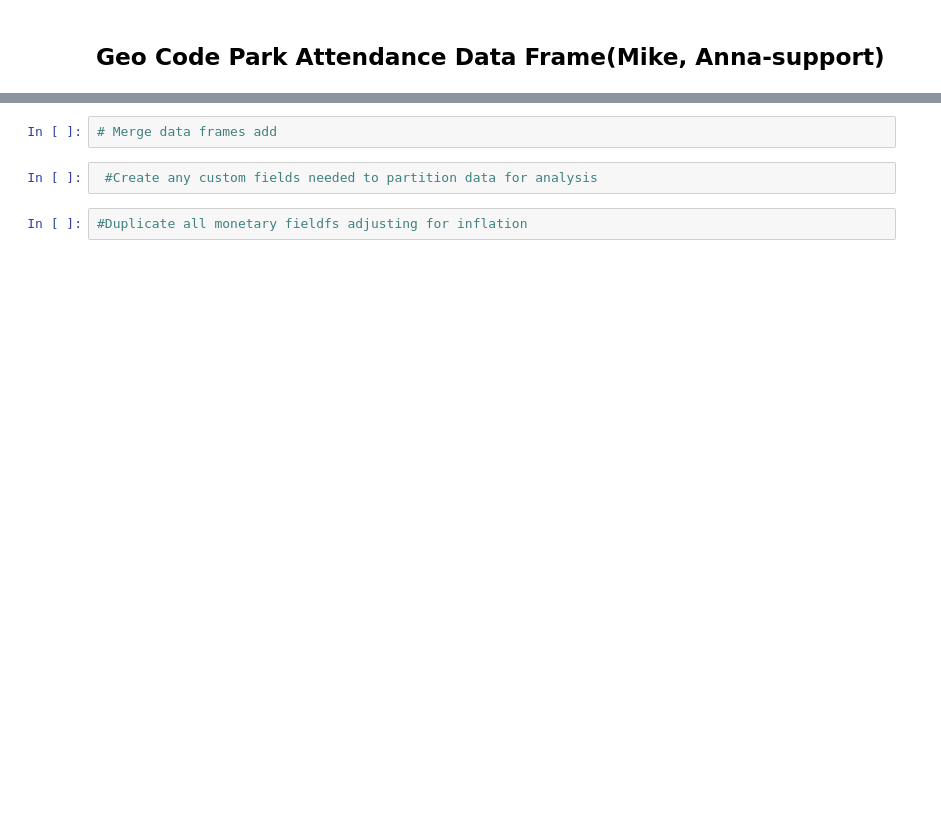
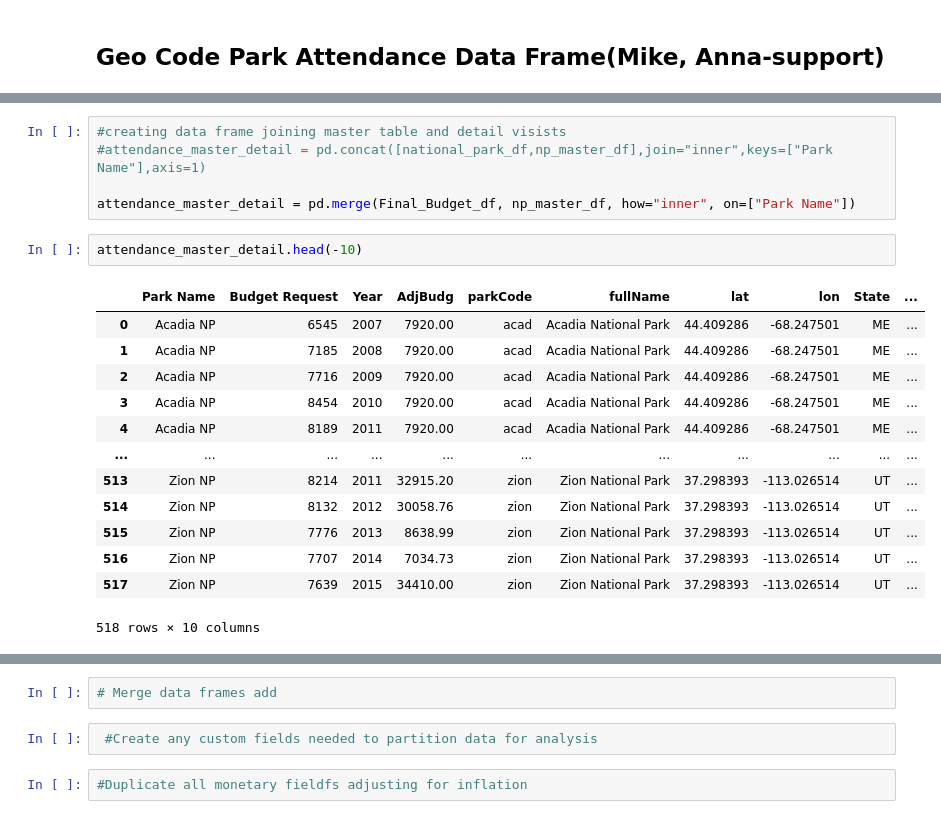
Before and after one commit to mregpala/project-national-park-performance, a Jupyter notebook: NationalParkAnalysis.ipynb, the cells around one changed output, grey strips where cells are left out. Drawn from its saved outputs; the diff is of its cells as text; blank space fills up the shorter version.

```diff
--- a/NationalParkAnalysis.ipynb
+++ b/NationalParkAnalysis.ipynb
@@ -169,0 +471,21 @@ Final_Budget_df
+# %%
+#creating data frame joining master table and detail visists
+#attendance_master_detail = pd.concat([national_park_df,np_master_df],join="inner",keys=["Park Name"],axis=1)
+
+attendance_master_detail = pd.merge(Final_Budget_df, np_master_df, how="inner", on=["Park Name"])
+# %%
+attendance_master_detail.head(-10)
+# %% [output]
+|  | Park Name | Budget Request | Year | AdjBudg | parkCode | fullName | lat | lon | State | ... |
+| 0 | Acadia NP | 6545 | 2007 | 7920.00 | acad | Acadia National Park | 44.409286 | -68.247501 | ME | ... |
+| 1 | Acadia NP | 7185 | 2008 | 7920.00 | acad | Acadia National Park | 44.409286 | -68.247501 | ME | ... |
+| 2 | Acadia NP | 7716 | 2009 | 7920.00 | acad | Acadia National Park | 44.409286 | -68.247501 | ME | ... |
+| 3 | Acadia NP | 8454 | 2010 | 7920.00 | acad | Acadia National Park | 44.409286 | -68.247501 | ME | ... |
+| 4 | Acadia NP | 8189 | 2011 | 7920.00 | acad | Acadia National Park | 44.409286 | -68.247501 | ME | ... |
+| ... | ... | ... | ... | ... | ... | ... | ... | ... | ... | ... |
+| 513 | Zion NP | 8214 | 2011 | 32915.20 | zion | Zion National Park | 37.298393 | -113.026514 | UT | ... |
+| 514 | Zion NP | 8132 | 2012 | 30058.76 | zion | Zion National Park | 37.298393 | -113.026514 | UT | ... |
+| 515 | Zion NP | 7776 | 2013 | 8638.99 | zion | Zion National Park | 37.298393 | -113.026514 | UT | ... |
+| 516 | Zion NP | 7707 | 2014 | 7034.73 | zion | Zion National Park | 37.298393 | -113.026514 | UT | ... |
+| 517 | Zion NP | 7639 | 2015 | 34410.00 | zion | Zion National Park | 37.298393 | -113.026514 | UT | ... |
+518 rows × 10 columns
```
Also changed, not shown: parts of 42 cells of this notebook.
